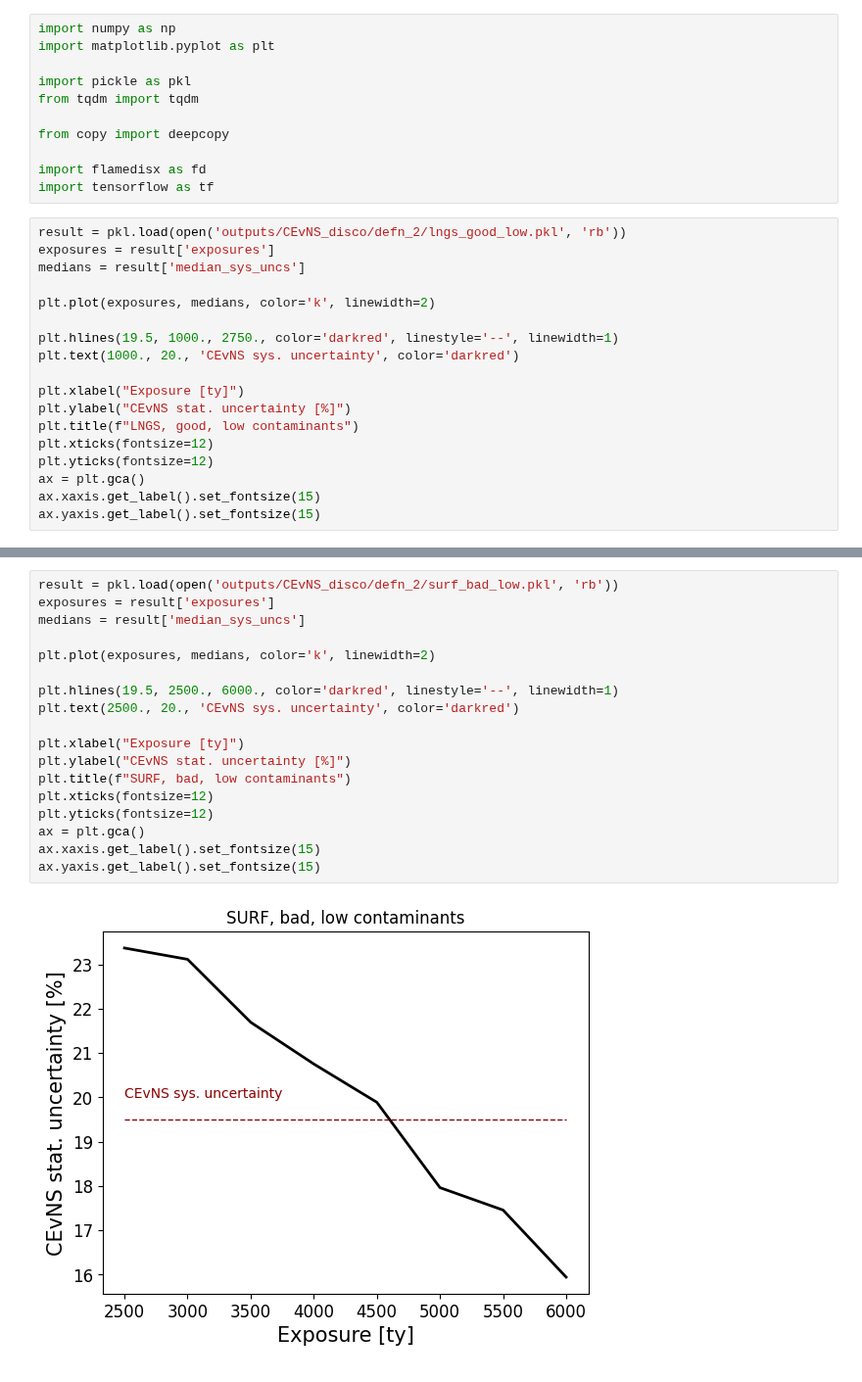
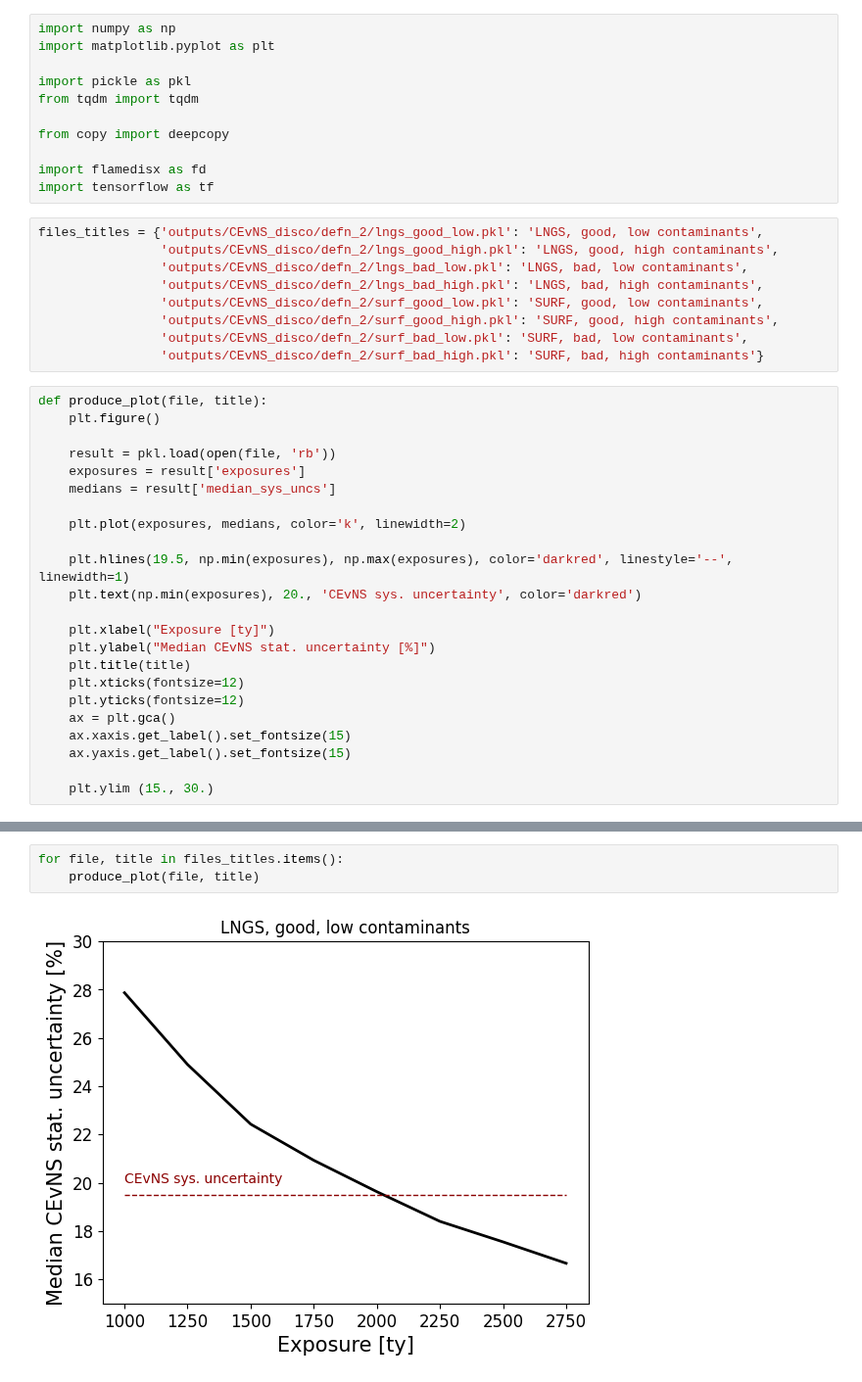
Before and after one commit to robertsjames/FlameFitSimple, a Jupyter notebook: analyses/CEvNS_discovery/defn2.ipynb, the cells around one changed output, grey strips where cells are left out. Shown at 98% size. Drawn from its saved outputs; the diff is of its cells as text.

```diff
--- a/analyses/CEvNS_discovery/defn2.ipynb
+++ b/analyses/CEvNS_discovery/defn2.ipynb
@@ -9,21 +9,35 @@ from copy import deepcopy
 
 import flamedisx as fd
 import tensorflow as tf
+# %%
+files_titles = {'outputs/CEvNS_disco/defn_2/lngs_good_low.pkl': 'LNGS, good, low contaminants',
+                'outputs/CEvNS_disco/defn_2/lngs_good_high.pkl': 'LNGS, good, high contaminants',
+                'outputs/CEvNS_disco/defn_2/lngs_bad_low.pkl': 'LNGS, bad, low contaminants',
+                'outputs/CEvNS_disco/defn_2/lngs_bad_high.pkl': 'LNGS, bad, high contaminants',
+                'outputs/CEvNS_disco/defn_2/surf_good_low.pkl': 'SURF, good, low contaminants',
+                'outputs/CEvNS_disco/defn_2/surf_good_high.pkl': 'SURF, good, high contaminants',
+                'outputs/CEvNS_disco/defn_2/surf_bad_low.pkl': 'SURF, bad, low contaminants',
+                'outputs/CEvNS_disco/defn_2/surf_bad_high.pkl': 'SURF, bad, high contaminants'}
 # %%
-result = pkl.load(open('outputs/CEvNS_disco/defn_2/lngs_good_low.pkl', 'rb'))
-exposures = result['exposures']
-medians = result['median_sys_uncs']
+def produce_plot(file, title):
+    plt.figure()
 
-plt.plot(exposures, medians, color='k', linewidth=2)
+    result = pkl.load(open(file, 'rb'))
+    exposures = result['exposures']
+    medians = result['median_sys_uncs']
 
-plt.hlines(19.5, 1000., 2750., color='darkred', linestyle='--', linewidth=1)
-plt.text(1000., 20., 'CEvNS sys. uncertainty', color='darkred')
+    plt.plot(exposures, medians, color='k', linewidth=2)
 
-plt.xlabel("Exposure [ty]")
-plt.ylabel("CEvNS stat. uncertainty [%]")
-plt.title(f"LNGS, good, low contaminants")
-plt.xticks(fontsize=12)
-plt.yticks(fontsize=12)
-ax = plt.gca()
-ax.xaxis.get_label().set_fontsize(15)
-ax.yaxis.get_label().set_fontsize(15)
+    plt.hlines(19.5, np.min(exposures), np.max(exposures), color='darkred', linestyle='--', linewidth=1)
+    plt.text(np.min(exposures), 20., 'CEvNS sys. uncertainty', color='darkred')
+
+    plt.xlabel("Exposure [ty]")
+    plt.ylabel("Median CEvNS stat. uncertainty [%]")
+    plt.title(title)
+    plt.xticks(fontsize=12)
+    plt.yticks(fontsize=12)
+    ax = plt.gca()
+    ax.xaxis.get_label().set_fontsize(15)
+    ax.yaxis.get_label().set_fontsize(15)
+
+    plt.ylim (15., 30.)
@@ -152,20 +44,5 @@ ax.yaxis.get_label().set_fontsize(15)
-# %%
-result = pkl.load(open('outputs/CEvNS_disco/defn_2/surf_bad_low.pkl', 'rb'))
-exposures = result['exposures']
-medians = result['median_sys_uncs']
-
-plt.plot(exposures, medians, color='k', linewidth=2)
-
-plt.hlines(19.5, 2500., 6000., color='darkred', linestyle='--', linewidth=1)
-plt.text(2500., 20., 'CEvNS sys. uncertainty', color='darkred')
-
-plt.xlabel("Exposure [ty]")
-plt.ylabel("CEvNS stat. uncertainty [%]")
-plt.title(f"SURF, bad, low contaminants")
-plt.xticks(fontsize=12)
-plt.yticks(fontsize=12)
-ax = plt.gca()
-ax.xaxis.get_label().set_fontsize(15)
-ax.yaxis.get_label().set_fontsize(15)
-# %% [output]
-[figure, removed]
+# %%
+for file, title in files_titles.items():
+    produce_plot(file, title)
+# %% [output]
+[figure, added]
```
Also changed, not shown: parts of 8 cells of this notebook, 1 other file.
